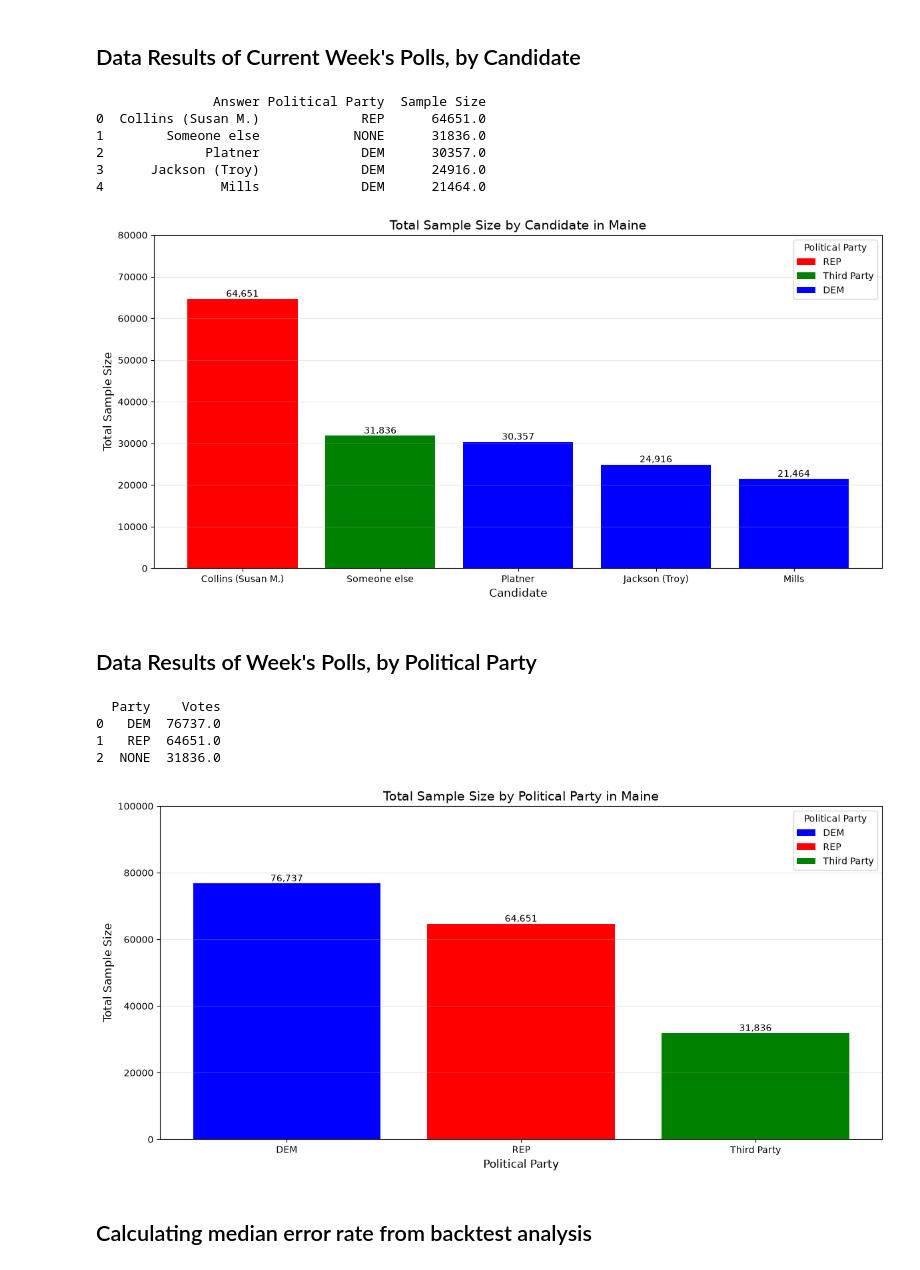
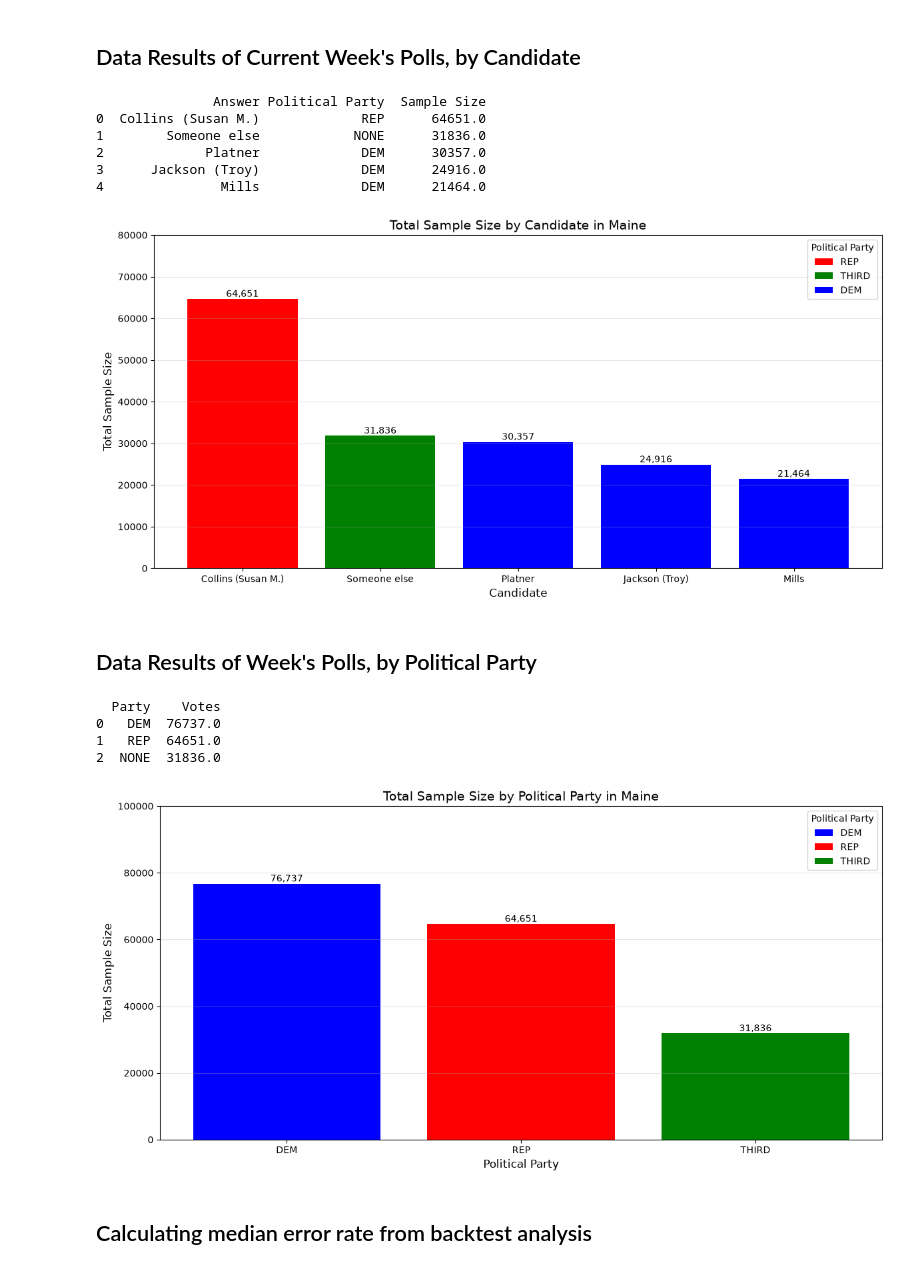
Before and after one commit to ktkt9898/CS-Senior-Project, a Jupyter notebook: Maine_Election_Analysis.ipynb, the cells around one changed output. Saved outputs shown, nothing was run; the diff lists cells and outputs as text; code cells hidden in the pictures.

```diff
--- a/Maine_Election_Analysis.ipynb
+++ b/Maine_Election_Analysis.ipynb
@@ -62,7 +62,7 @@ print(data_2024)
 PARTY_STYLE = {
     "DEM":  {"color": "blue",  "label": "DEM"},
     "REP":  {"color": "red",   "label": "REP"},
-    "NONE": {"color": "green", "label": "Third Party"},
+    "NONE": {"color": "green", "label": "THIRD"},
 }
 
 def style_for(party):
@@ -187,7 +187,7 @@ df_top5 = df_top5.rename(columns={
 PARTY_STYLE = {
     "DEM":  {"color": "blue",  "label": "DEM"},
     "REP":  {"color": "red",   "label": "REP"},
-    "NONE": {"color": "green", "label": "Third Party"},
+    "NONE": {"color": "green", "label": "THIRD"},
 }
 
 def style_for(party):
@@ -203,18 +203,18 @@ fig, ax = plt.subplots(figsize=(12, 6))
 # Positions 0, 1, 2, ... shared by bars and labels so they never drift.
 x_positions = range(len(df_top5))
 
-# --- Bars: one per row, colored by party ---
+# Bars: one per row, colored by party
 for x in x_positions:
     row = df_top5.iloc[x]
     ax.bar(x, row["Votes"], color=style_for(row["Party"])["color"])
 
-# --- Value labels: placed just above each bar ---
+# Value labels: placed just above each bar
 for x in x_positions:
     row = df_top5.iloc[x]
     ax.text(x, row["Votes"], f"{int(row['Votes']):,}",
             ha="center", va="bottom", fontsize=10)
 
-# --- Axes, title, grid ---
+# Axes, title, grid
 ax.set_xticks(list(x_positions))
 ax.set_xticklabels(df_top5["Answer"], rotation=0)
 ax.set_xlabel("Candidate", fontsize=12)
@@ -223,7 +223,7 @@ ax.set_title("Total Sample Size by Candidate in Maine", fontsize=14)
 ax.set_ylim(0, 80_000)
 ax.grid(axis="y", alpha=0.3)
 
-# --- Legend: one swatch per party, generated from PARTY_STYLE ---
+# Legend: one swatch per party, generated from PARTY_STYLE
 legend_elements = [
     Patch(facecolor=style_for(p)["color"], label=style_for(p)["label"])
     for p in dict.fromkeys(df_top5["Party"])
@@ -239,7 +239,7 @@ plt.show()
 2             Platner             DEM      30357.0
 3      Jackson (Troy)             DEM      24916.0
 4               Mills             DEM      21464.0
-[figure, old version]
+[figure, new version]
 # %% [markdown]
 ## Data Results of Week's Polls, by Political Party
 # %%
@@ -285,7 +285,7 @@ print(party_totals)
 PARTY_STYLE = {
     "DEM":  {"color": "blue",  "label": "DEM"},
     "REP":  {"color": "red",   "label": "REP"},
-    "NONE": {"color": "green", "label": "Third Party"},
+    "NONE": {"color": "green", "label": "THIRD"},
 }
 
 def style_for(party):
@@ -301,45 +301,45 @@ fig, ax = plt.subplots(figsize=(12, 6))
 # Positions 0, 1, 2 shared by bars and labels so they never drift.
 x_positions = range(len(party_totals))
 
-# --- Bars: one per party, colored by party ---
+# Bars: one per party, colored by party
 for x in x_positions:
     row = party_totals.iloc[x]
     ax.bar(x, row["Votes"], color=style_for(row["Party"])["color"])
 
-# --- Value labels: placed just above each bar ---
+# Value labels: placed just above each bar
 for x in x_positions:
     row = party_totals.iloc[x]
     votes = row["Votes"]
     ax.text(x, votes, f"{int(votes):,}", ha="center", va="bottom", fontsize=10)
 
-# --- Axes, title, grid ---
+# Axes, title, grid
 # The x-axis shows the *display name* of each party ("Third Party" not "NONE").
 ax.set_xticks(list(x_positions))
 ax.set_xticklabels(
     [style_for(p)["label"] for p in party_totals["Party"]],
     rotation=0,
 )
 ax.set_xlabel("Political Party", fontsize=12)
 ax.set_ylabel("Total Sample Size", fontsize=12)
 ax.set_title("Total Sample Size by Political Party in Maine", fontsize=14)
 ax.set_ylim(0, 100_000)
 ax.grid(axis="y", alpha=0.3)
 
-# --- Legend: one swatch per party, generated from PARTY_STYLE ---
+# Legend: one swatch per party, generated from PARTY_STYLE
 legend_elements = [
     Patch(facecolor=style_for(p)["color"], label=style_for(p)["label"])
     for p in party_totals["Party"]
 ]
 ax.legend(handles=legend_elements, title="Political Party", loc="upper right")
 
 plt.tight_layout()
 plt.show()
 # %% [output]
   Party    Votes
 0   DEM  76737.0
 1   REP  64651.0
 2  NONE  31836.0
-[figure, old version]
+[figure, new version]
 # %% [markdown]
 ## Calculating median error rate from backtest analysis
 # %%
```
Also changed, not shown: parts of 2 cells of this notebook, 37 other files.
